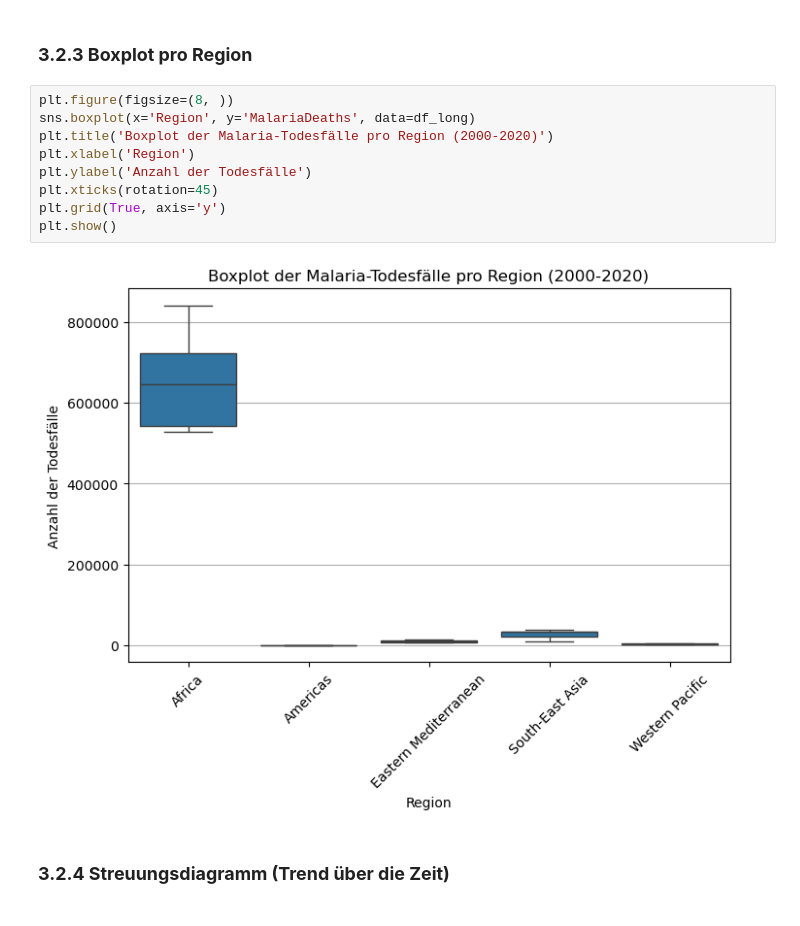
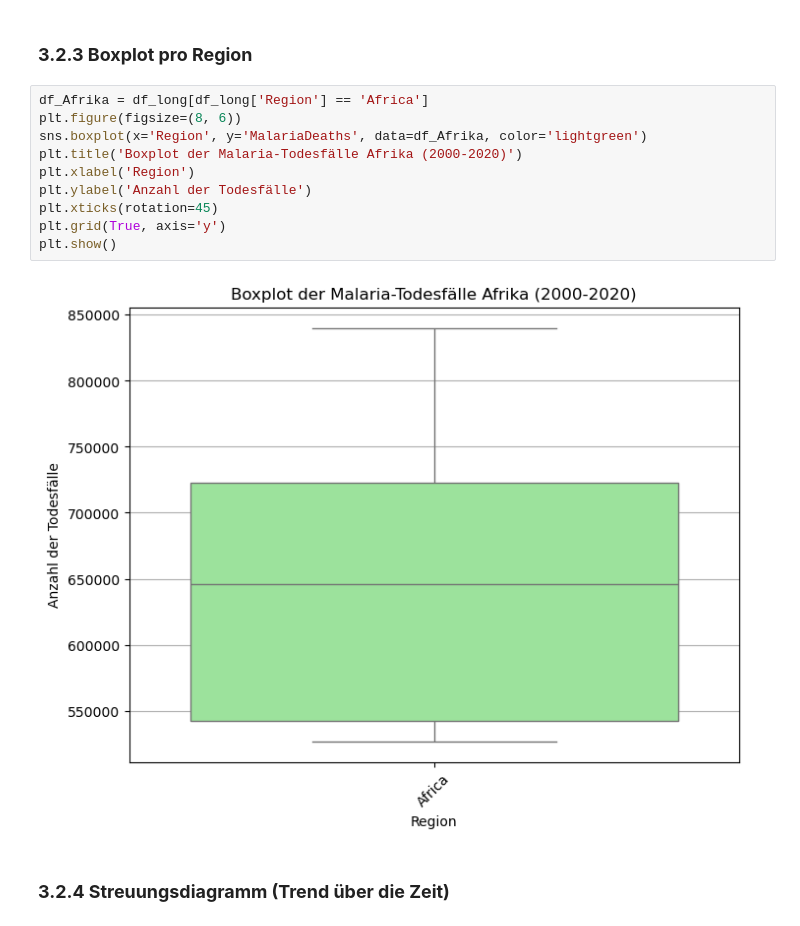
Before and after one commit to kipisha/Informatik-1, a Jupyter notebook: LN_Python_malaria.ipynb, the cells around one changed output. Cells and saved outputs as stored; diff of their text form.

Commit message:
Histogramm gelösht und Boxplot geändert auf nur Afrika

```diff
--- a/LN_Python_malaria.ipynb
+++ b/LN_Python_malaria.ipynb
@@ -167,16 +156,17 @@ plt.show()
 # %% [markdown]
 ### **3.2.3 Boxplot pro Region**
 # %%
-plt.figure(figsize=(8, ))
-sns.boxplot(x='Region', y='MalariaDeaths', data=df_long)
-plt.title('Boxplot der Malaria-Todesfälle pro Region (2000-2020)')
+df_Afrika = df_long[df_long['Region'] == 'Africa']
+plt.figure(figsize=(8, 6))
+sns.boxplot(x='Region', y='MalariaDeaths', data=df_Afrika, color='lightgreen')
+plt.title('Boxplot der Malaria-Todesfälle Afrika (2000-2020)')
 plt.xlabel('Region')
 plt.ylabel('Anzahl der Todesfälle')
 plt.xticks(rotation=45)
 plt.grid(True, axis='y')
 plt.show()
 # %% [output]
-[figure, old version]
+[figure, new version]
 # %% [markdown]
 ### **3.2.4 Streuungsdiagramm (Trend über die Zeit)**
 # %%
```
Also changed, not shown: parts of 5 cells of this notebook.
